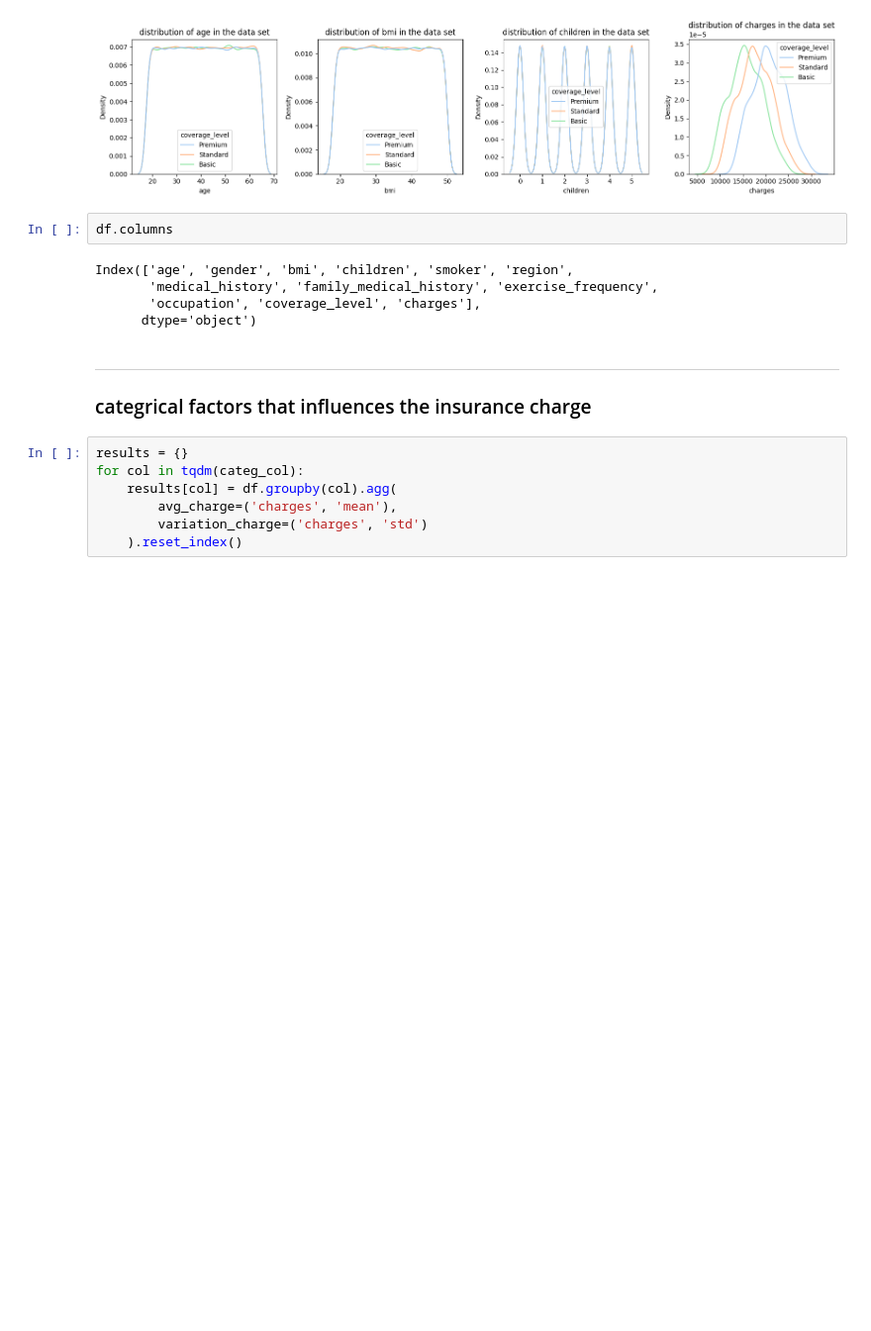
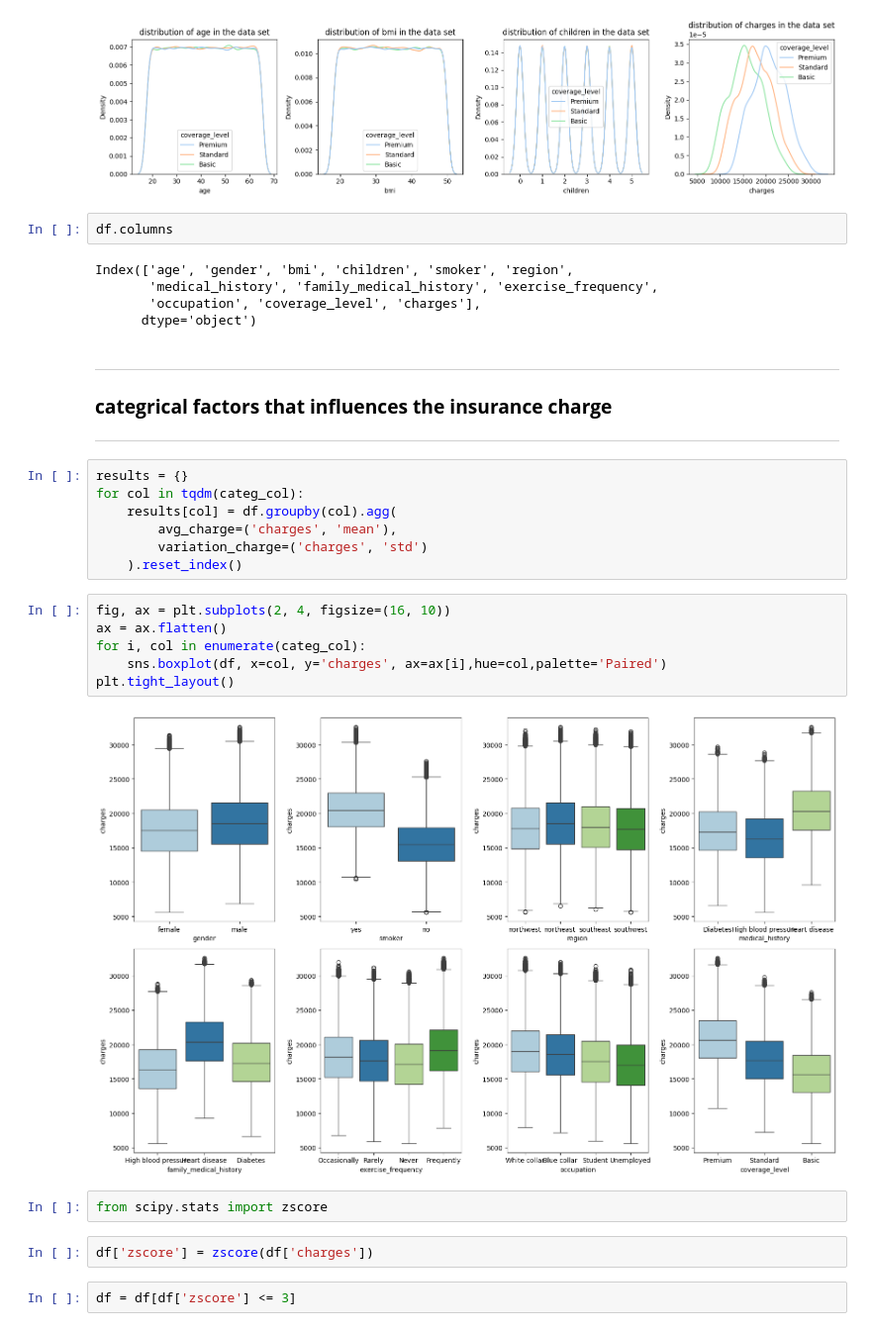
Before and after one commit to YassineSdk/medical-insurance-charge-prediction, a Jupyter notebook: model.ipynb, the cells around one changed output. Shown at 99% size. Cells and saved outputs as stored; diff of their text form; blank space fills up the shorter version.

```diff
--- a/model.ipynb
+++ b/model.ipynb
@@ -160,7 +160,8 @@ Index(['age', 'gender', 'bmi', 'children', 'smoker', 'region',
       dtype='object')
 # %% [markdown]
 ---
-### categrical factors that influences the insurance charge
+### **categrical factors that influences the insurance charge**
+---
 # %%
 results = {}
 for col in tqdm(categ_col):
@@ -168,3 +169,17 @@ for col in tqdm(categ_col):
         avg_charge=('charges', 'mean'),
         variation_charge=('charges', 'std')
     ).reset_index()
+# %%
+fig, ax = plt.subplots(2, 4, figsize=(16, 10))
+ax = ax.flatten()
+for i, col in enumerate(categ_col):
+    sns.boxplot(df, x=col, y='charges', ax=ax[i],hue=col,palette='Paired')
+plt.tight_layout()
+# %% [output]
+[figure, added]
+# %%
+from scipy.stats import zscore
+# %%
+df['zscore'] = zscore(df['charges'])
+# %%
+df = df[df['zscore'] <= 3]
```
Also changed, not shown: parts of 27 cells of this notebook.
